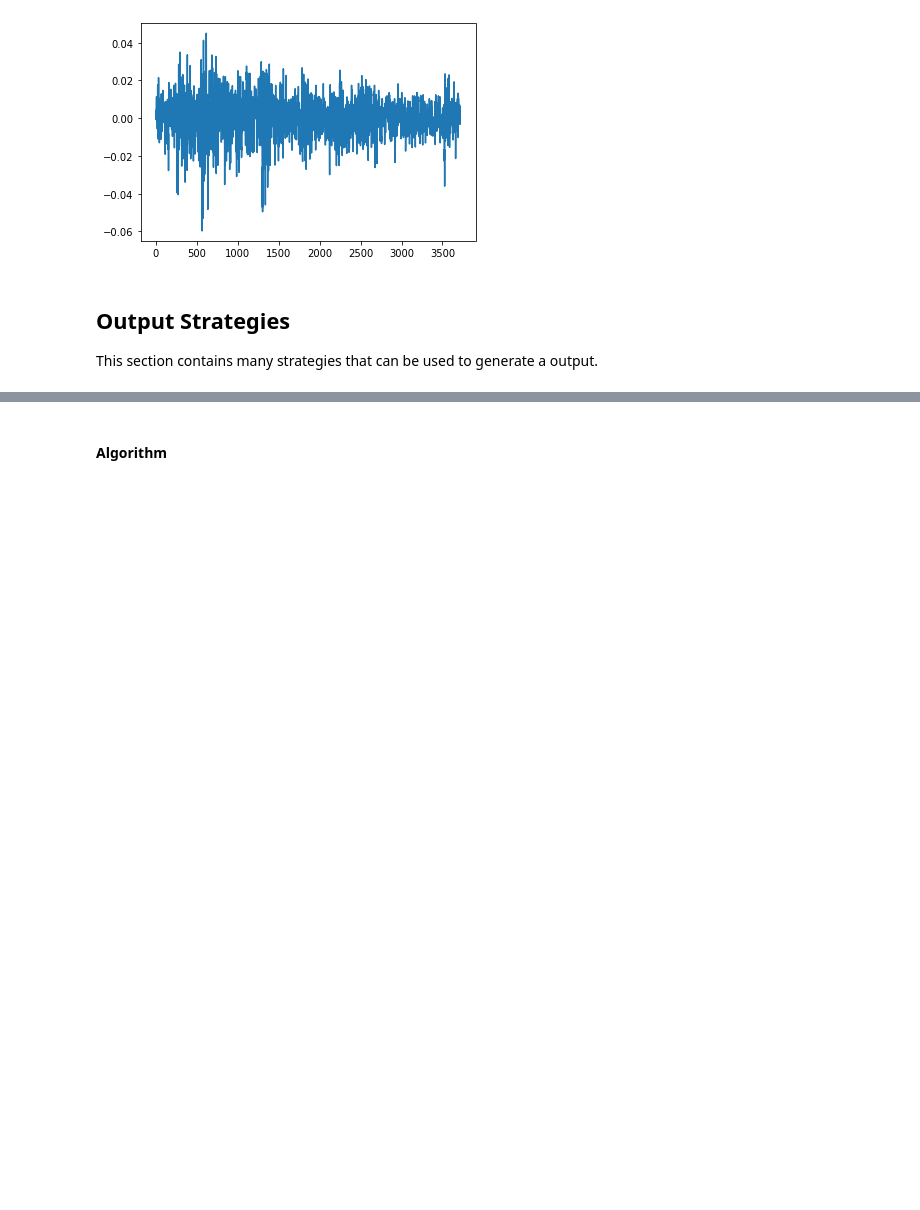
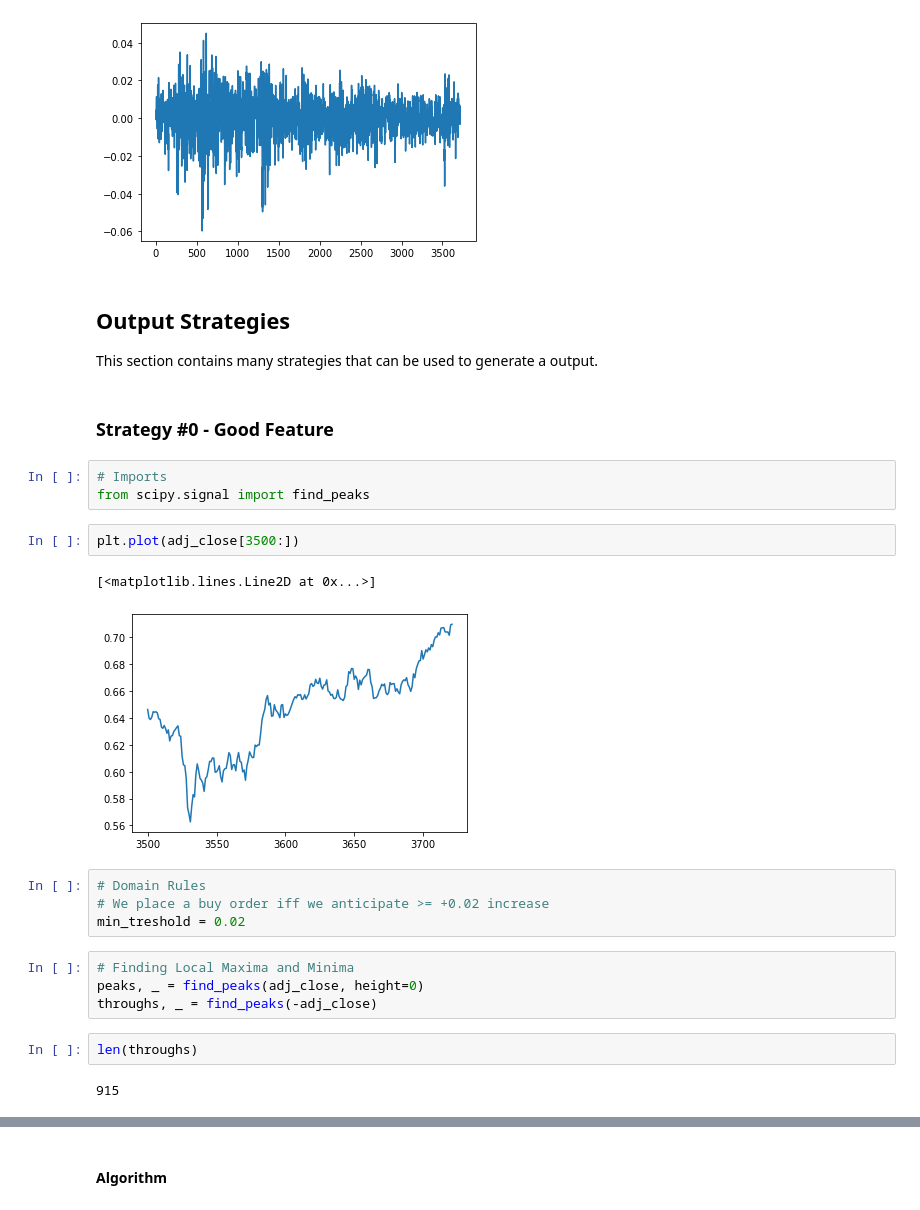
Before and after one commit to Rahul-Ravindran-Official/Master-Insight-Trading-Bot-2, a Jupyter notebook: generation3/output_procurement.ipynb, the cells around one changed output, grey strips where cells are left out. Saved outputs shown, nothing was run; the diff lists cells and outputs as text; blank space fills up the shorter version.

```diff
--- a/generation3/output_procurement.ipynb
+++ b/generation3/output_procurement.ipynb
@@ -97,3 +97,25 @@ plt.plot(three_day_diff)
 # %% [markdown]
 ## Output Strategies
 This section contains many strategies that can be used to generate a output.
+# %% [markdown]
+### Strategy #0 - Good Feature
+# %%
+# Imports
+from scipy.signal import find_peaks
+# %%
+plt.plot(adj_close[3500:])
+# %% [output]
+[<matplotlib.lines.Line2D at 0x...>]
+[figure, added]
+# %%
+# Domain Rules
+# We place a buy order iff we anticipate >= +0.02 increase
+min_treshold = 0.02
+# %%
+# Finding Local Maxima and Minima
+peaks, _ = find_peaks(adj_close, height=0)
+throughs, _ = find_peaks(-adj_close)
+# %%
+len(throughs)
+# %% [output]
+915
```
Also changed, not shown: parts of 7 cells of this notebook, 7 other files.
